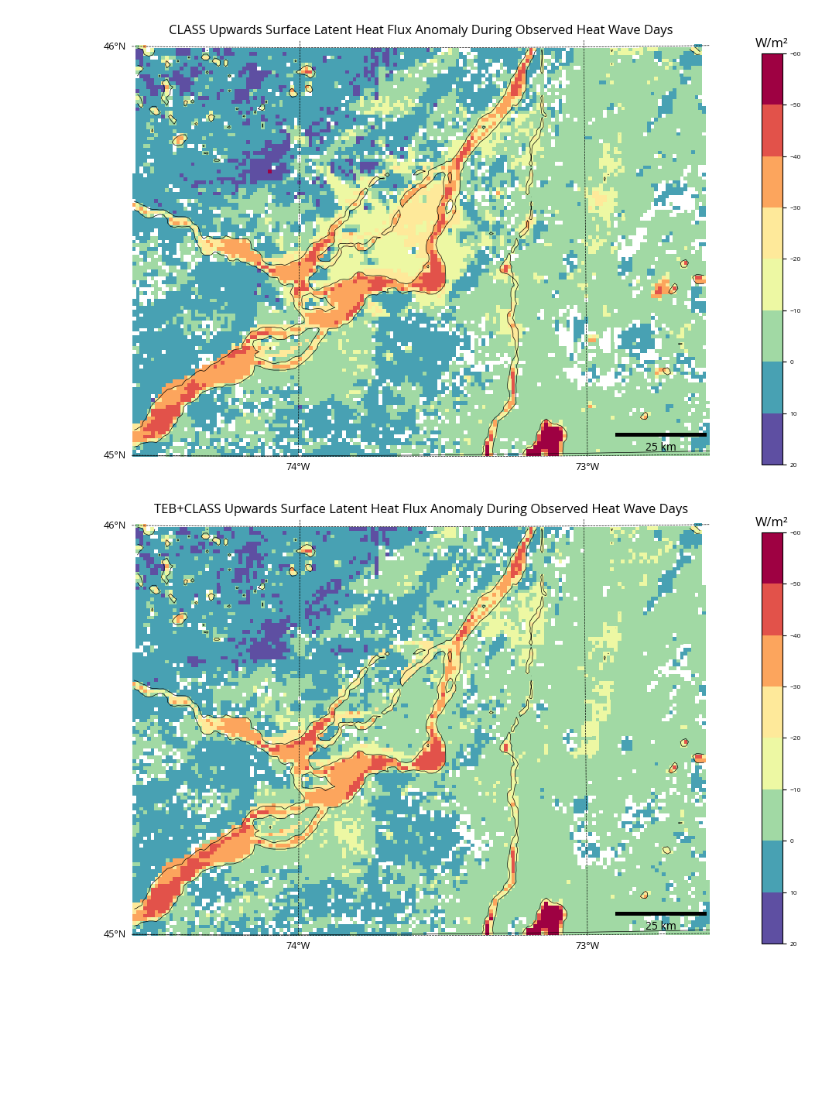
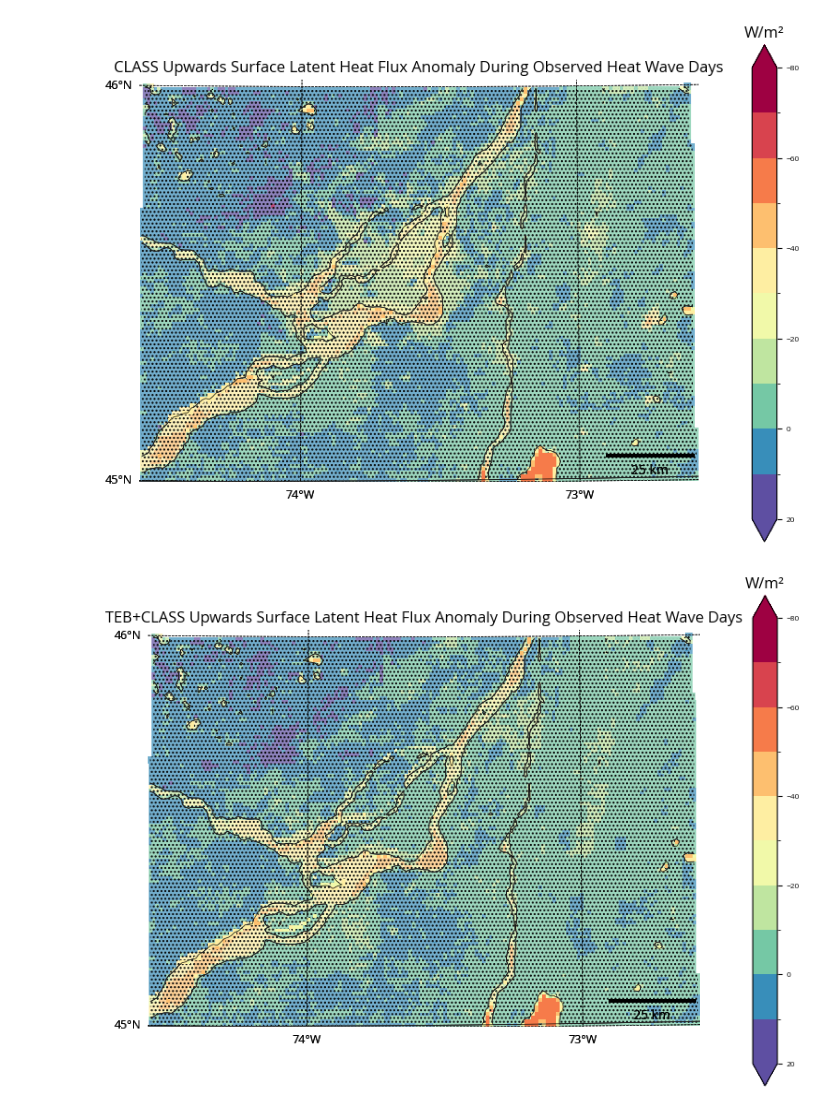
Before and after one commit to devongulley1602/UHI_HW_MTL, a Jupyter notebook: HW_anomalies.ipynb, the cells around one changed output. Cells and saved outputs as stored; diff of their text form; code cells hidden in the pictures; blank space fills up the shorter version.

Commit message:
anomaly testing, hwd definition to fix

```diff
--- a/HW_anomalies.ipynb
+++ b/HW_anomalies.ipynb
@@ -21,0 +43,12 @@ for field,model in zip(['tasmin_S','tasmin_T', 'tasmin_C'],['Observation','TEB+C
+# %%
+# Get the mean and std for UHI during all JJA (order: Observation, TEB+CLASS, CLASS)
+n_jja = 23 # sampled summers
+
+mean_jja = []
+std_jja = []
+
+f = 'tasmin'
+s = 'JJA'
+for m in ['S','T', 'C']:
+    mean_jja.append(float(UHI_Y[f][m][s].mean(dim='year')))
+    std_jja.append(float(UHI_Y[f][m][s].std(dim='year')))
@@ -78,61 +117,58 @@ sensible_C, sensible_T = get_outputs('hfss')
 # Minimum Daily Temperatures
 tasmin_C, tasmin_T = get_outputs('tasmin')
 # %%
-n = 23 # One sample per year for inter-annual variability
-alpha = 0.95 # 95% CI
+alpha = 0.05 # 95% CI
 
-for field, name, model, vmin, vmax, units in zip([latent_C, latent_T, sensible_C, sensible_T, tasmin_C, tasmin_T],
+for field, name, model, vmin, vmax, units, filename, num_levels in zip([latent_C, latent_T, sensible_C, sensible_T, tasmin_C, tasmin_T],
                                 ['Upwards Surface Latent Heat Flux','Upwards Surface Latent Heat Flux', 'Upwards Surface Sensible Heat Flux', 'Upwards Surface Sensible Heat Flux', 'Minimum Daily 2m Temperature', 'Minimum Daily 2m Temperature'],
                                 ['CLASS', 'TEB+CLASS', 'CLASS', 'TEB+CLASS','CLASS', 'TEB+CLASS'],
                                 [ 20, 20, 20, 20, 2, 2],
-                                [-60,-60,-60,-60, 6, 6],
-                                ['W/m²','W/m²','W/m²','W/m²','°C','°C']):
+                                [-80,-80,-80,-80, 6, 6],
+                                ['W/m²','W/m²','W/m²','W/m²','°C','°C'],
+                                ['latent_C', 'latent_T', 'sensible_C', 'sensible_T', 'tasmin_C', 'tasmin_T'],
+                                [10,10,10,10,8,8]):
 
-    # for field, name, model, colorscale, vmin, vmax, units in zip([ tasmin_T],
-    #                                 [''],
-    #                                 ['CLASS'],
-    #                                 ['Spectral_r'],
-    #                                 [None],
-    #                                 [None],
-    #                                 ['C']):
-
-    num_levels = 8
     colorscale = 'Spectral_r'
-    field_HWD = field.sel(time=registered_heat_days)
+    field_hwd = field.sel(time=registered_heat_days)
     JJA = field.groupby(['time.season','time.year']).mean(dim='time').sel(season='JJA')
 
-    n_HWD   = 11                # Sampled heat wave events (not necessarily days)
-    n_years = JJA.sizes['year'] # Sampled JJA's
+    mean_hwd = field_hwd.mean(dim='time')
+    std_hwd  = field_hwd.std(dim='time',ddof=1)
 
-    mean_HWD = field_HWD.mean(dim='time')
-    std_HWD  = field_HWD.std(dim='time')
-
-    mean_JJA = JJA.mean(dim='year')
-    std_JJA  = JJA.std(dim='year')
+    mean_jja = JJA.mean(dim='year')
+    std_jja  = JJA.std(dim='year',ddof=1)
 
     # Welch–Satterthwaite t-test from summary stats for unequal sample sizes
     result = stats.ttest_ind_from_stats(
-        mean1=mean_HWD, std1=std_HWD, nobs1=n_HWD,
-        mean2=mean_JJA, std2=std_JJA, nobs2=n_years,
+        mean1=mean_hwd, std1=std_hwd, nobs1=n_hwd,
+        mean2=mean_jja, std2=std_jja, nobs2=n_jja,
         equal_var=False
     )
 
-    # Anomaly during HWD versus JJA average
-    anomaly = mean_HWD - mean_JJA
+    anomaly = mean_hwd - mean_jja # Anomaly during HWD versus JJA average
+    sig_CI = anomaly.where(result.pvalue < alpha) # Significant anomaly (where p_val < 0.05)
+    # sig_IPR = anomaly.where((mean_hwd<IPR.sel(quantile=0.1)) | (mean_hwd> IPR.sel(quantile=0.9))) # Mask of values outside of 10-90th IPR
 
-    # Significant anomaly (where p_val < 0.05)
-    sig_CI = anomaly.where(result.pvalue < alpha)
+    # Display the anomaly field, including insignificant
+    fig, ax, cb1 = plot_field(anomaly, MTL_focus=True, vmin=vmin, vmax=vmax,cmap=colorscale,num_levels=num_levels,feature_colours='black',mesh_alpha=0.7,zorder=1)
+    cb1.remove() # Remove supplementary colorbar
 
-    # Mask of values outside of 10-90th IPR
-    sig_IPR = anomaly.where((mean_HWD<IPR.sel(quantile=0.1)) | (mean_HWD> IPR.sel(quantile=0.9)))
+    # Display crosshatched layer over top of anomaly field where anomaly exists
+    fig,ax, _ = plot_field(anomaly.notnull().astype(int), fig=fig,ax=ax,MTL_focus=True,hatch='....',zorder=2)
 
-    # Display map
-    fig, ax, cb = plot_field(sig_CI, MTL_focus=True, vmin=vmin, vmax=vmax,cmap=colorscale,num_levels=num_levels, extend='neither',feature_colours='black')
+    # Display significant anomaly field, with transparent cells over top of crosshatched layer
+    fig, ax, cb = plot_field(sig_CI, fig=fig,ax=ax,MTL_focus=True, vmin=vmin, vmax=vmax,cmap=colorscale,num_levels=num_levels,feature_colours='black',zorder=3)
+
+    # Reposition colorbar
     pos = cb.ax.get_position()
     cb.ax.set_title(units)
     cb.ax.set_position([pos.x0+0.02, pos.y0+0.075, pos.width, pos.height*0.75])
+
+
     plt.title(f'{model} {name} Anomaly During Observed Heat Wave Days')
-    plt.show()
+    # plt.show()
+    # plt.savefig(f'/runoff/gulley/UHI_plots/hwd_anomalies/{filename}_hwd_anom.pdf')
+    plt.savefig(f'/runoff/gulley/UHI_plots/hwd_anomalies/{filename}_hwd_anom.png',dpi=300, bbox_inches = "tight")
 # %% [output]
-[figure, old version]
+[figure, new version]
-[figure, old version]
+[figure, new version]
```
Also changed, not shown: parts of 6 cells of this notebook, 3 other files.
